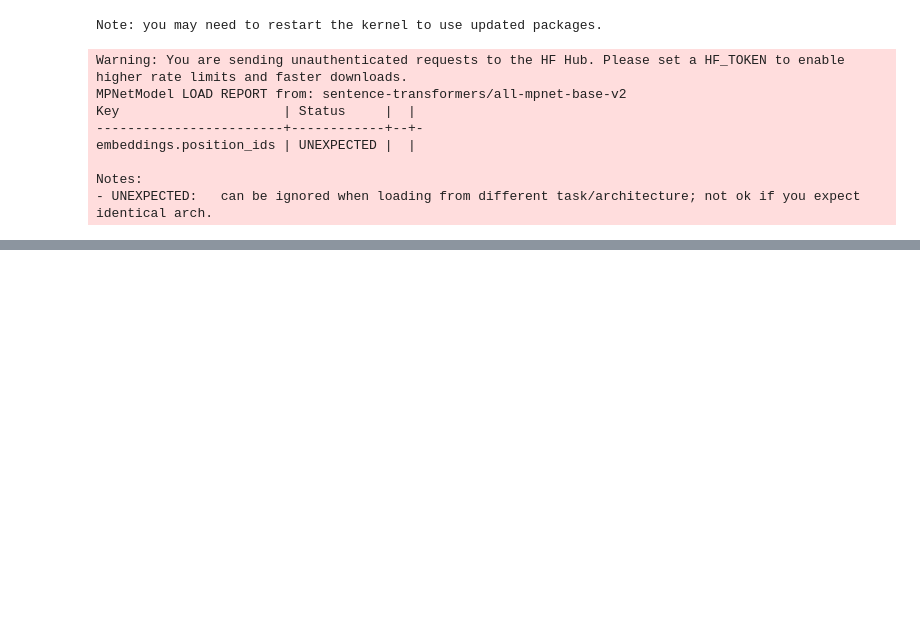
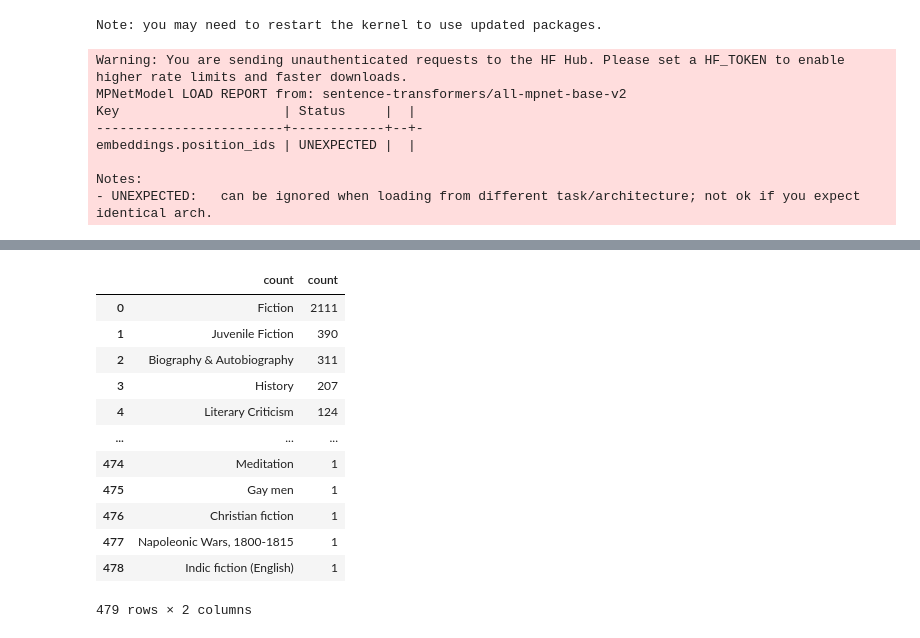
Before and after one commit to CH-RAFAY/Semantic-Book-Recommender, a Jupyter notebook: data-exploration.ipynb, the cells around one changed output, grey strips where cells are left out. Saved outputs shown, nothing was run; the diff lists cells and outputs as text; code cells hidden in the pictures; blank space fills up the shorter version.

```diff
--- a/data-exploration.ipynb
+++ b/data-exploration.ipynb
@@ -250,3 +250,19 @@ retrieve_semantic_recommendations("A book to teach children about nature")
 | 373 | 9780061131622 | 0061131628 | Mandy | Julie Andrews Edwards | Juvenile Fiction | http://books.google.com/books/con... | Mandy, a ten-year-old orphan, dre... | 2006.0 | ... |
 | 404 | 9780064402453 | 0064402452 | Racso and the Rats of NIMH | Jane Leslie Conly | Juvenile Fiction | http://books.google.com/books/con... | ‘Racso, a brash and boastful litt... | 1988.0 | ... |
 | 407 | 9780064404419 | 0064404412 | The Rainbow People | Laurence Yep | Juvenile Fiction | http://books.google.com/books/con... | "Culled from 69 stories collected... | 1992.0 | ... |
+# %%
+books["categories"].value_counts().reset_index().rename(columns={"categories": "count"})
+# %% [output]
+|  | count | count |
+| 0 | Fiction | 2111 |
+| 1 | Juvenile Fiction | 390 |
+| 2 | Biography & Autobiography | 311 |
+| 3 | History | 207 |
+| 4 | Literary Criticism | 124 |
+| ... | ... | ... |
+| 474 | Meditation | 1 |
+| 475 | Gay men | 1 |
+| 476 | Christian fiction | 1 |
+| 477 | Napoleonic Wars, 1800-1815 | 1 |
+| 478 | Indic fiction (English) | 1 |
+479 rows × 2 columns
```
Also changed, not shown: parts of 9 cells of this notebook, 1 other file.
